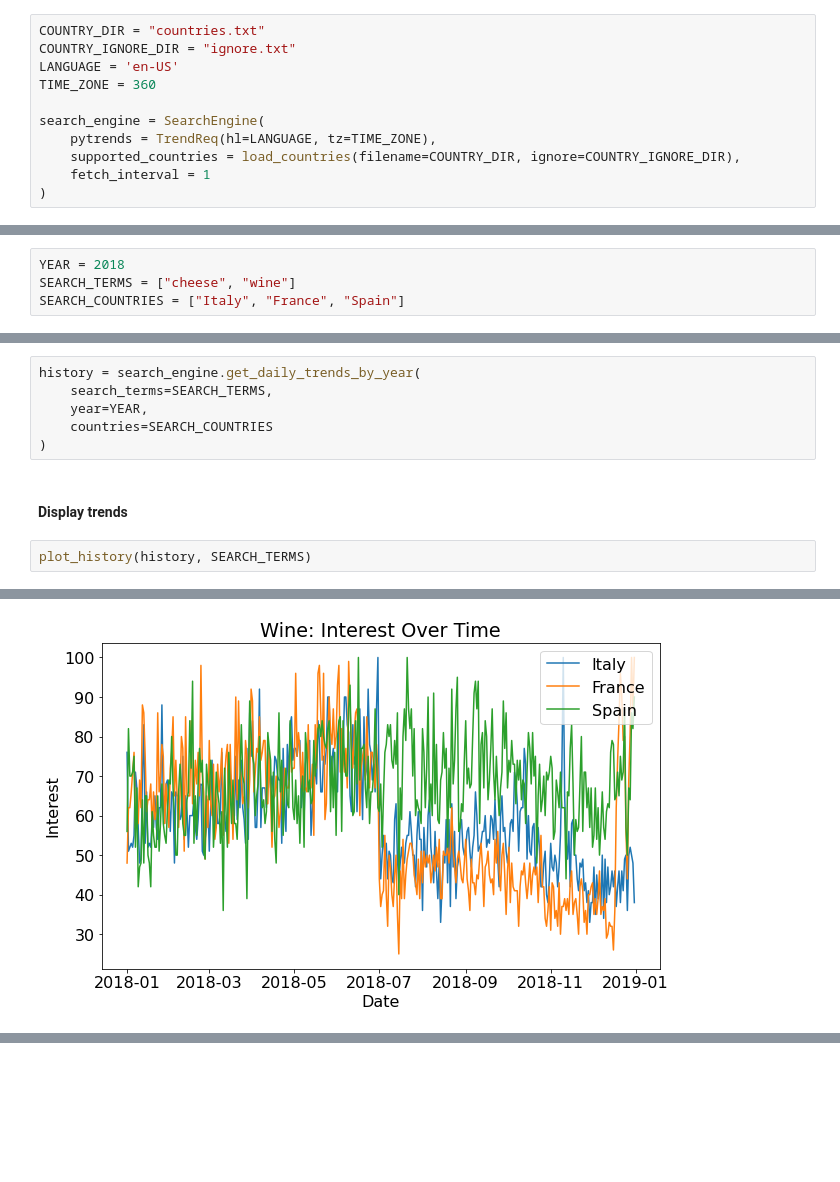
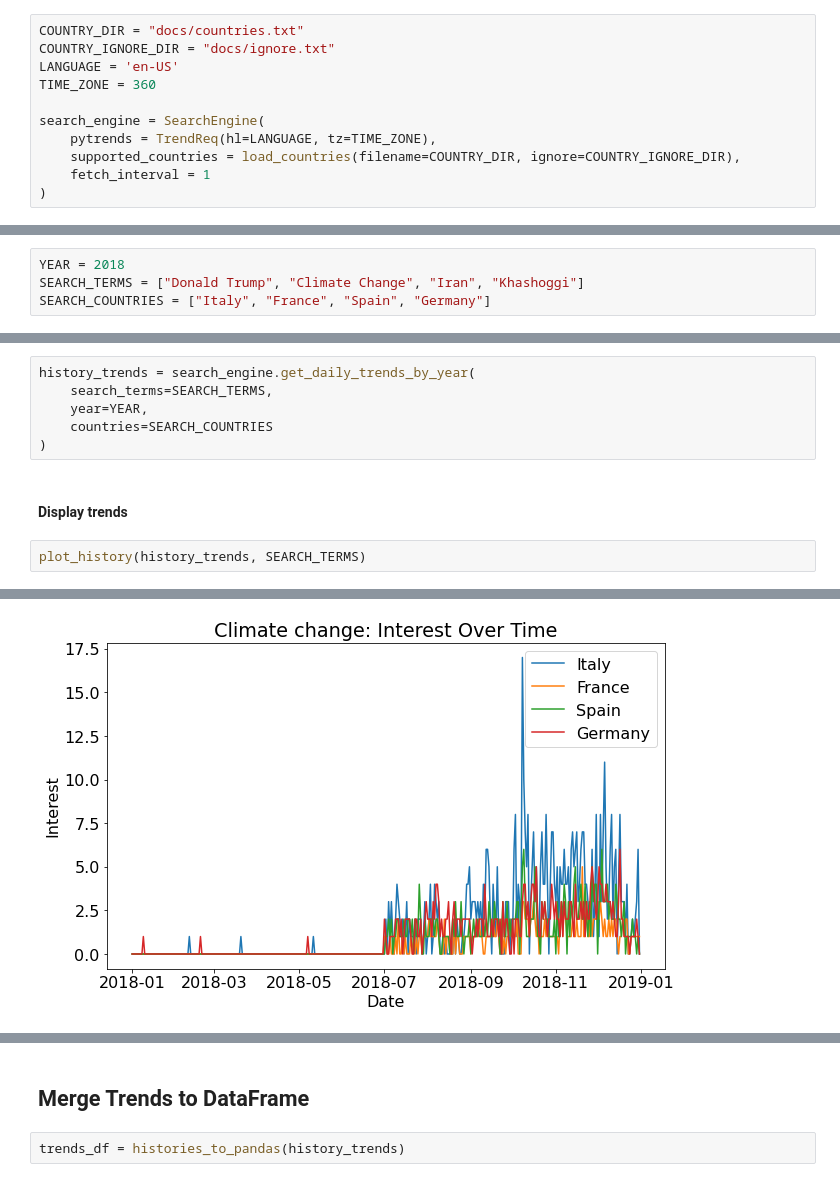
Before and after one commit to andreasoie/bigdata, a Jupyter notebook: development.ipynb, the cells around one changed output, grey strips where cells are left out. Drawn from its saved outputs; the diff is of its cells as text; blank space fills up the shorter version.

````diff
--- a/development.ipynb
+++ b/development.ipynb
@@ -18,8 +18,8 @@ from search_engine import SearchEngine
 import random
 random.seed(1337)
 # %%
-COUNTRY_DIR = "countries.txt"
-COUNTRY_IGNORE_DIR = "ignore.txt"
+COUNTRY_DIR = "docs/countries.txt"
+COUNTRY_IGNORE_DIR = "docs/ignore.txt"
 LANGUAGE = 'en-US'
 TIME_ZONE = 360
 
@@ -57,12 +57,12 @@ SEARCH_COUNTRIES = ["Italy", "France", "Spain"]
 ```
 # %%
 YEAR = 2018
-SEARCH_TERMS = ["cheese", "wine"]
-SEARCH_COUNTRIES = ["Italy", "France", "Spain"]
+SEARCH_TERMS = ["Donald Trump", "Climate Change", "Iran", "Khashoggi"]
+SEARCH_COUNTRIES = ["Italy", "France", "Spain", "Germany"]
 # %% [markdown]
 ### Query the Google API via our Search Engine
 # %%
-history = search_engine.get_daily_trends_by_year(
+history_trends = search_engine.get_daily_trends_by_year(
     search_terms=SEARCH_TERMS,
     year=YEAR,
     countries=SEARCH_COUNTRIES
@@ -70,5 +70,5 @@ history = search_engine.get_daily_trends_by_year(
 # %% [markdown]
 #### Display trends
 # %%
-plot_history(history, SEARCH_TERMS)
+plot_history(history_trends, SEARCH_TERMS)
 # %% [output]
@@ -76 +76 @@ plot_history(history, SEARCH_TERMS)
-[figure, old version]
+[figure, new version]
@@ -76,0 +79,4 @@ plot_history(history, SEARCH_TERMS)
+# %% [markdown]
+## Merge Trends to DataFrame
+# %%
+trends_df = histories_to_pandas(history_trends)
````
Also changed, not shown: parts of 8 cells of this notebook, 7 other files.
